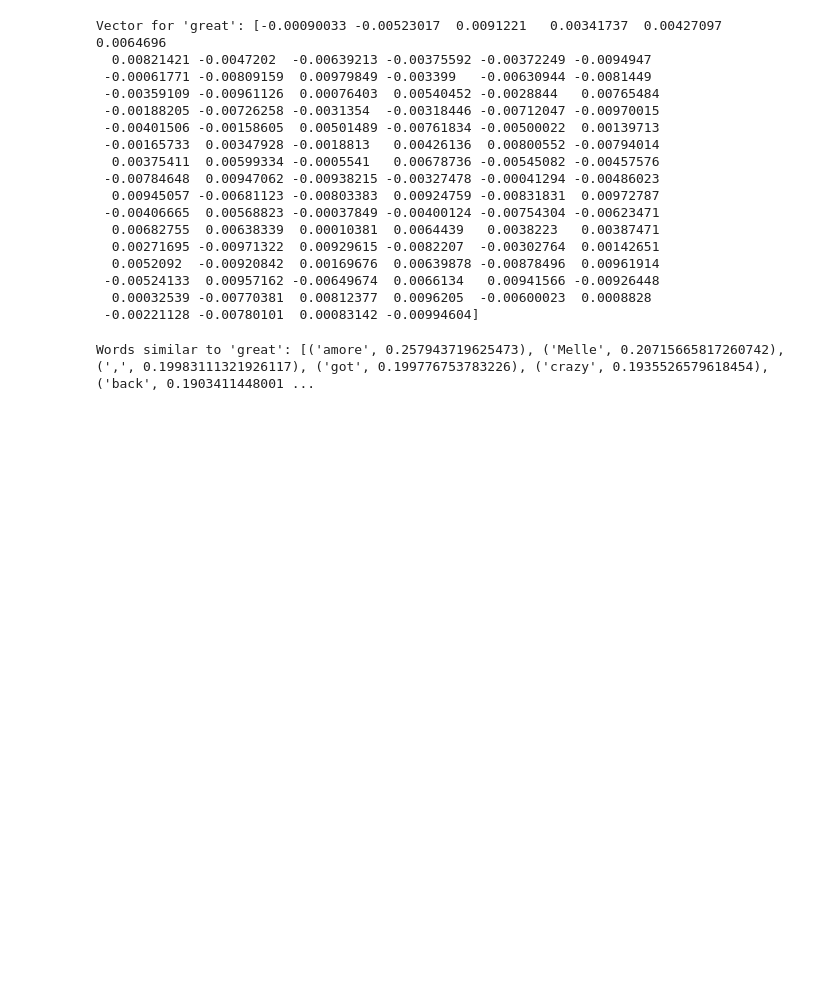
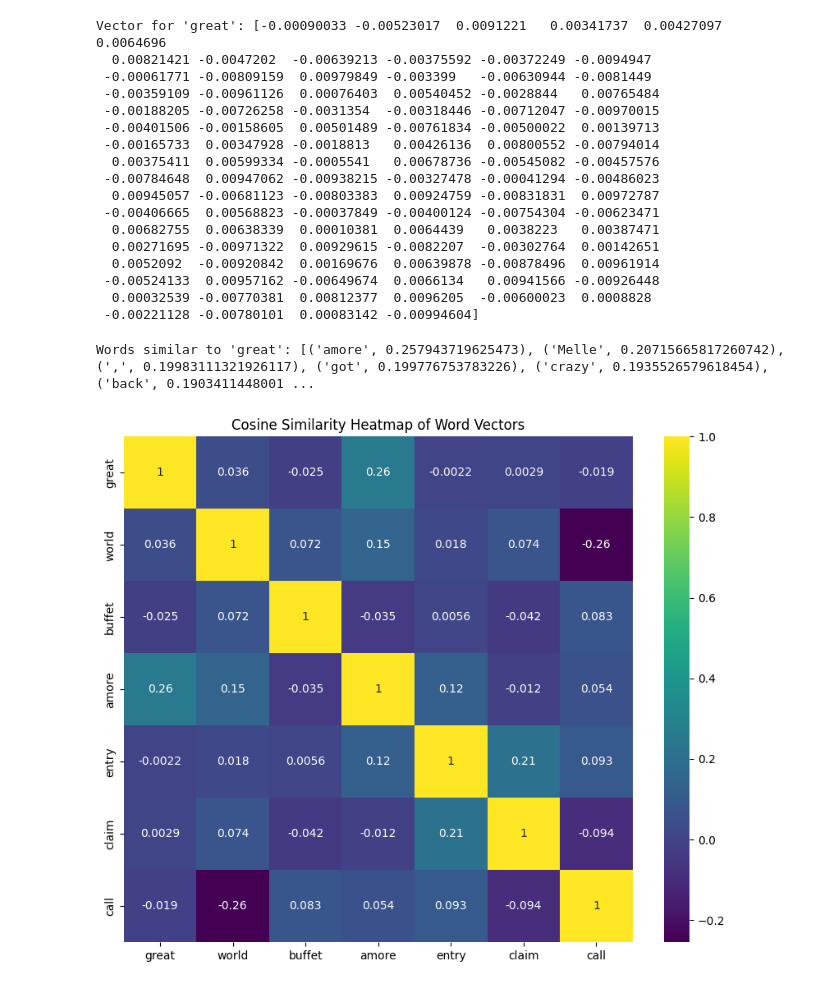
Before and after one commit to Aditya29051998/GenAI, a Jupyter notebook: Master_GENAI.ipynb, the cells around one changed output. Cells and saved outputs as stored; diff of their text form; code cells hidden in the pictures; blank space fills up the shorter version.

```diff
--- a/Master_GENAI.ipynb
+++ b/Master_GENAI.ipynb
@@ -590,3 +590,30 @@ similar_words = world_vectors.most_similar('great')
 print(f"Words similar to 'great': {similar_words}")
 # %% [output]
 Words similar to 'great': [('amore', 0.257943719625473), ('Melle', 0.20715665817260742), (',', 0.19983111321926117), ('got', 0.199776753783226), ('crazy', 0.1935526579618454), ('back', 0.1903411448001 ...
+# %%
+# I want to create a heat map
+import seaborn as sns
+import matplotlib.pyplot as plt
+import numpy as np
+# Select 10 words for the heatmap
+words = ['great', 'world', 'buffet', 'cine', 'amore', 'entry', 'text', 'claim', 'call', 'mobile']
+
+# Filter words to include only those present in the vocabulary
+words = [word for word in words if word in world_vectors]  # Filter words
+
+# Get vectors for the selected words
+word_vectors = [world_vectors[word] for word in words]
+
+# Calculate cosine similarity matrix
+similarity_matrix = np.zeros((len(word_vectors), len(word_vectors)))
+for i in range(len(word_vectors)):
+    for j in range(len(word_vectors)):
+        similarity_matrix[i, j] = world_vectors.similarity(words[i], words[j]) # Calculate cosine similarity between vectors
+
+# Create heatmap using seaborn
+plt.figure(figsize=(10, 8))  # Adjust figure size as needed
+sns.heatmap(similarity_matrix, annot=True, cmap='viridis', xticklabels=words, yticklabels=words)
+plt.title('Cosine Similarity Heatmap of Word Vectors')
+plt.show()
+# %% [output]
+[figure, added]
```
